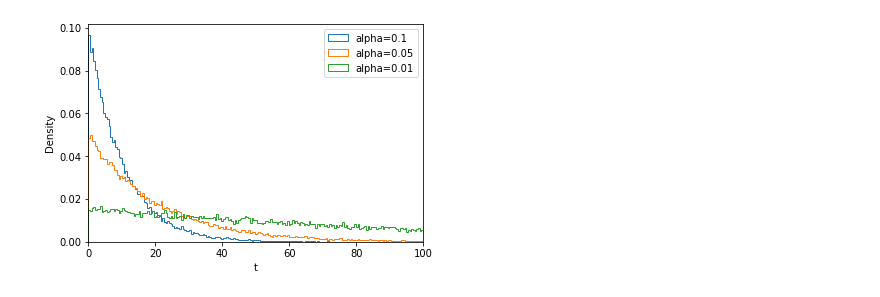
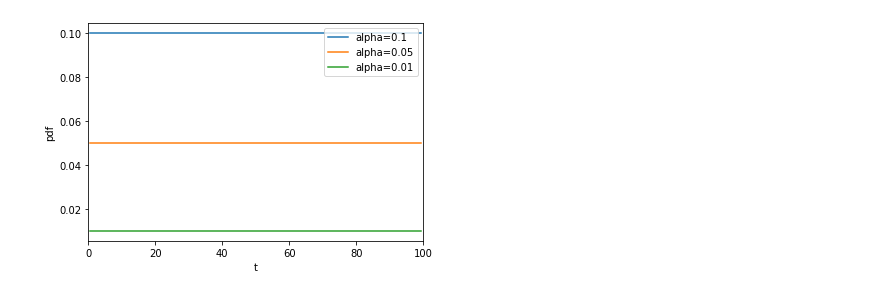
Before and after one commit to rikab/RDF, a Jupyter notebook: old/optimizing_coeffs.ipynb, the cells around one changed output. Cells and saved outputs as stored; diff of their text form; code cells hidden in the pictures.

```diff
--- a/old/optimizing_coeffs.ipynb
+++ b/old/optimizing_coeffs.ipynb
@@ -54,33 +63,31 @@ tensor([[-1, -2,  0],
-# %%
-# choose data distribution
-
-N_data = 50000 # number of data samples per epoch to draw
-xlim = 100
-nbins = 200
-
-def get_data(N, alpha):
-
-    return np.random.exponential(size=N, scale = (1.0/alpha))
-
-    #return np.random.triangular(size = N, left = 0, right = 4, mode = 1+alpha)
-
-    #x = np.linspace(3, 7, N)
-    #delta = np.random.uniform(-1, 1, x.size)
-    #y = 0.4*x + delta
-
-    return y
-
-
-plt.figure()
-for alpha in [0.1, 0.05, 0.01]:
-    plt.hist( get_data(N_data, alpha), bins = np.linspace(0, xlim, nbins), histtype = "step", label = f"alpha={alpha}", density = True)
-plt.legend()
-plt.xlim(0, xlim)
-plt.xlabel("t")
-plt.ylabel("Density")
-plt.show()
-# %% [output]
-[figure, removed]
+# %%
+# choose data distribution
+
+xlim = 100
+nbins = 80
+
+t_bins = torch.linspace(0, xlim, nbins)
+t_bin_centers = 0.5*(t_bins[1:] + t_bins[:-1])
+
+
+def get_pdf(alpha):
+
+    y = torch.full(t_bin_centers.shape, alpha, device=device)
+    #y += torch.normal(mean=0,std=0.0001, size=t_bin_centers.shape)
+
+    return y
+
+
+plt.figure()
+for alpha in [0.1, 0.05, 0.01]:
+    plt.plot(t_bin_centers,  get_pdf(alpha).detach().cpu().numpy(), label = f"alpha={alpha}")
+plt.legend()
+plt.xlim(0, xlim)
+plt.xlabel("t")
+plt.ylabel("pdf")
+plt.show()
+# %% [output]
+[figure, added]
 # %%
 # Initialize the g_coefficients
 
```
Also changed, not shown: parts of 9 cells of this notebook.
